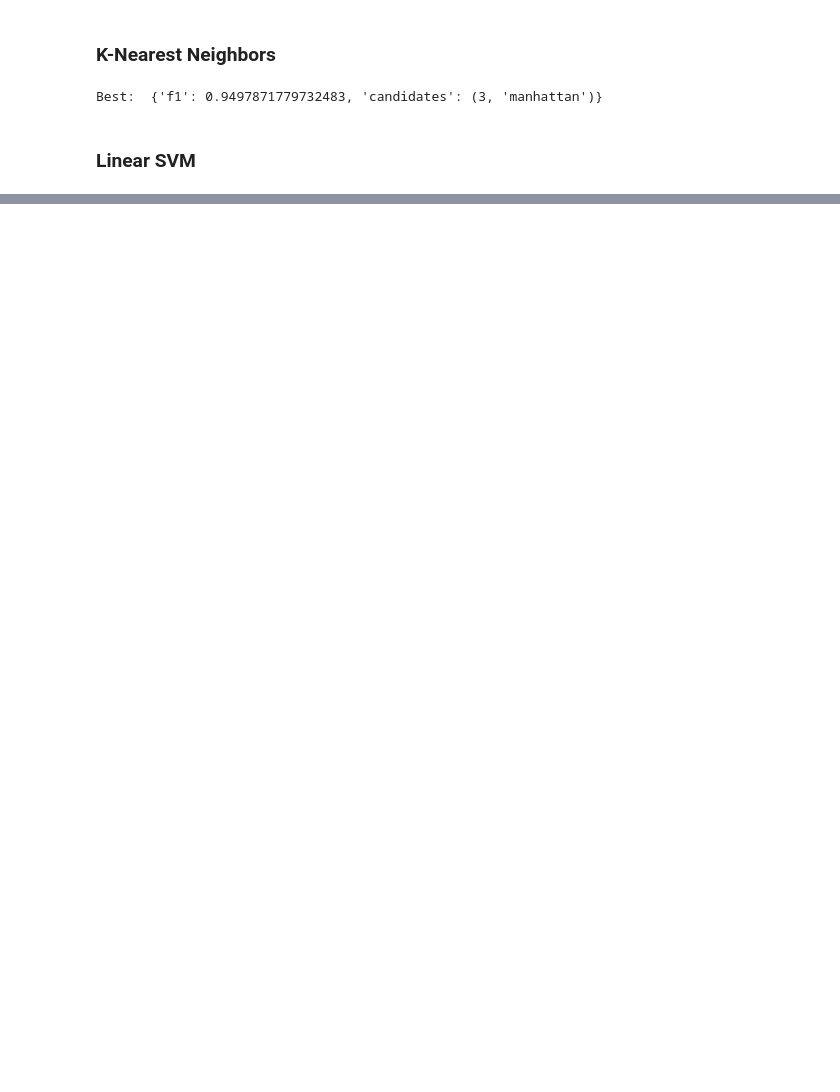
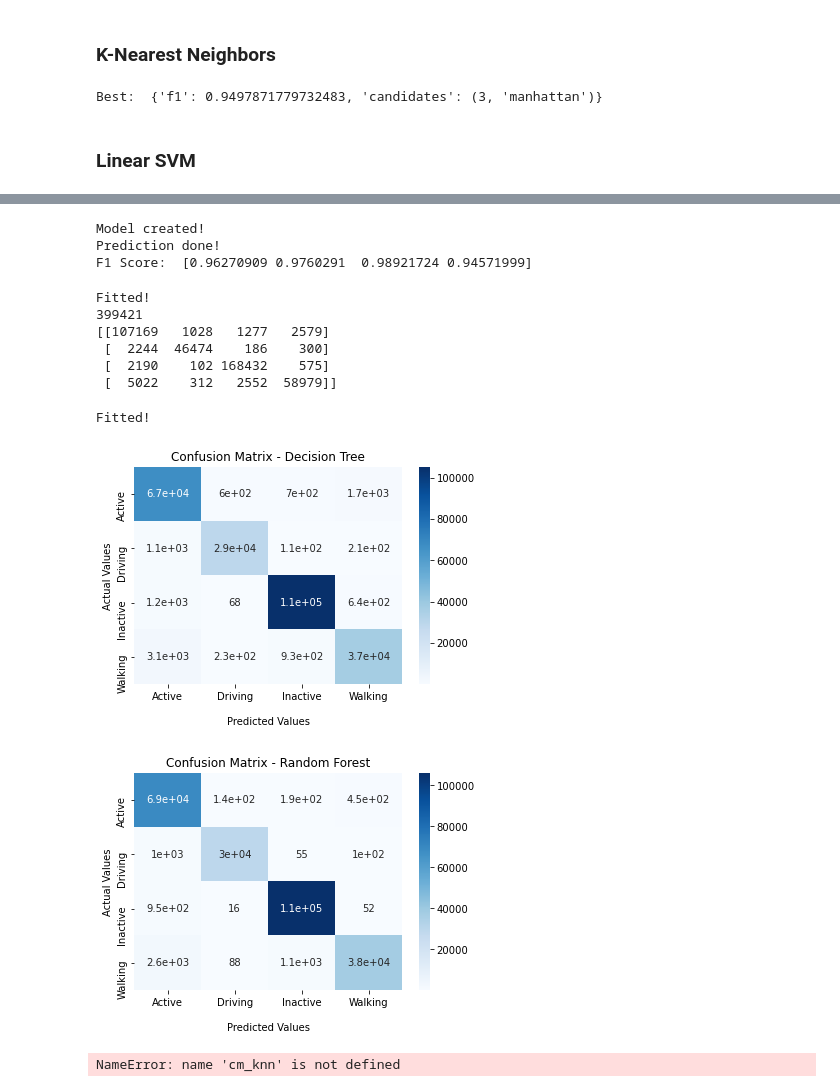
Before and after one commit to joaocarvalho19/Project_ED, a Jupyter notebook: code/code.ipynb, the cells around one changed output, grey strips where cells are left out. Saved outputs shown, nothing was run; the diff lists cells and outputs as text; code cells hidden in the pictures; blank space fills up the shorter version.

```diff
--- a/code/code.ipynb
+++ b/code/code.ipynb
@@ -121,6 +121,6 @@ Examples: 499276
 # %% [markdown]
 #### Extract X and y train in order to evaluate the models
 # %%
-X_train, X_test, y_train, y_test = train_test_split(X_best, y, test_size=0.8,random_state=109) # 70% training and 30% test
-print("Examples to train: {}".format(len(X_train)))
+X_temp, X_test, y_temp, y_test = train_test_split(X_best, y, test_size=0.5,random_state=109) # 50% training and 50% test
+print("Examples to train: {}".format(len(X_temp)))
 # %% [output]
@@ -357,0 +389,68 @@ Mean Accuracy: 0.8534274729965194
+# %%
+#Random Forest
+final_r_forest = RandomForestClassifier(n_estimators=200, max_depth=80)
+final_r_forest.fit(X_temp, y_temp)
+print("Model created!")
+y_pred = final_r_forest.predict(X_test)
+print("Prediction done!")
+
+cm_rf = confusion_matrix(y_test, y_pred)
+f1_rf = f1_score(y_test, y_pred, average=None)
+for i in range(len(labels_results)):
+    labels_results[i].append(f1_rf[i])
+
+f1_results["rf"] = f1_rf
+print("F1 Score: ",f1_rf)
+# %% [output]
+Model created!
+Prediction done!
+F1 Score:  [0.96270909 0.9760291  0.98921724 0.94571999]
+# %%
+#KNN
+final_knn = KNeighborsClassifier(n_neighbors=3, metric='manhattan')
+final_knn.fit(X_temp, y_temp)
+print("Model created!")
+y_pred = final_knn.predict(X_test)
+print("Prediction done!")
+cm_knn = confusion_matrix(y_test, y_pred)
+
+f1_knn = f1_score(y_test, y_pred, average=None)
+for i in range(len(labels_results)):
+    labels_results[i].append(f1_knn[i])
+
+f1_results["knn"] = f1_knn
+print("F1 Score: ",f1_knn)
+# %% [output]
+Fitted!
+399421
+[[107169   1028   1277   2579]
+ [  2244  46474    186    300]
+ [  2190    102 168432    575]
+ [  5022    312   2552  58979]]
+# %%
+#RBF SVM
+final_svm = svm.SVC(C=3,kernel='rbf')
+final_svm.fit(X_temp, y_temp)
+print("Model created!")
+y_pred = final_svm.predict(X_test)
+print("Prediction done!")
+
+cm_svm = confusion_matrix(y_test, y_pred)
+f1_svm = f1_score(y_test, y_pred, average=None)
+for i in range(len(labels_results)):
+    labels_results[i].append(f1_svm[i])
+
+f1_results["svm"] = f1_svm
+print("F1 Score: ",f1_svm)
+# %% [output]
+Fitted!
+# %%
+# Confusion Matrixes
+printConfMatrix(cm_dt, "Decision Tree")
+printConfMatrix(cm_rf, "Random Forest")
+printConfMatrix(cm_knn, "KNN")
+printConfMatrix(cm_svm, "RBF SVM")
+# %% [output]
+[figure, added]
+[figure, added]
+NameError: name 'cm_knn' is not defined
```
Also changed, not shown: parts of 27 cells of this notebook.
